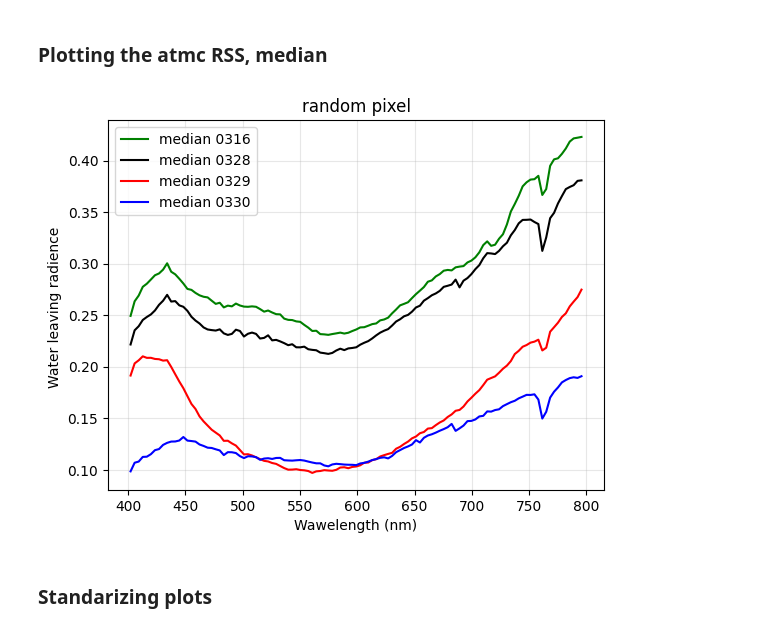
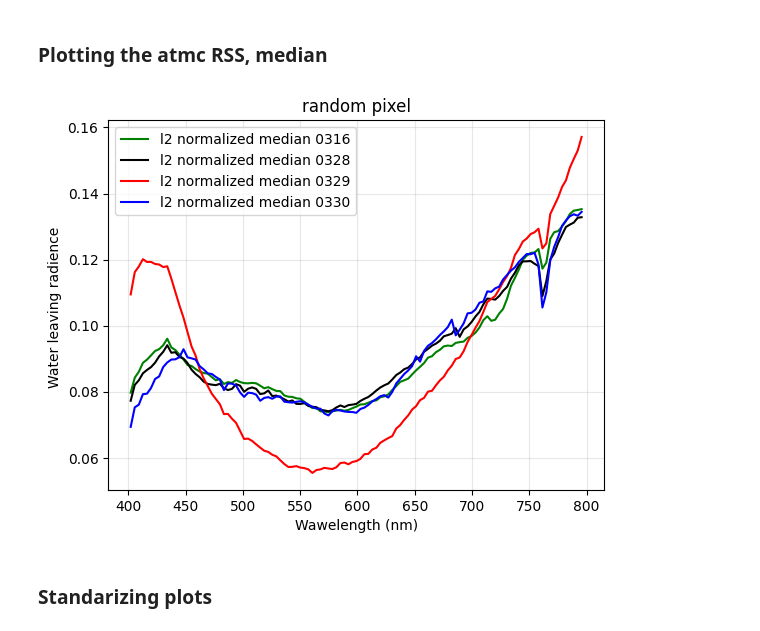
Before and after one commit to AnneMartheH/Vaar_2025, a Jupyter notebook: atm_corrected_h1/atm_c_march_2023.ipynb, the cells around one changed output. Drawn from its saved outputs; the diff is of its cells as text; code cells hidden in the pictures.

```diff
--- a/atm_corrected_h1/atm_c_march_2023.ipynb
+++ b/atm_corrected_h1/atm_c_march_2023.ipynb
@@ -386,27 +386,28 @@ Pixel number:  519
 # %% [markdown]
 ### Plotting the atmc RSS, median
 # %%
-plt.plot(wl, median_0316_atmc, color = 'green', label = 'median 0316')
-plt.plot(wl, median_0328_atmc, color='black', label='median 0328')
-plt.plot(wl, median_0329_atmc, color='red', label='median 0329')
-plt.plot(wl, median_0330_atmc, color='blue', label='median 0330')
+#plt.plot(wl, median_0316_atmc, color = 'green', label = 'median 0316')
+#plt.plot(wl, median_0328_atmc, color='black', label='median 0328')
+#plt.plot(wl, median_0329_atmc, color='red', label='median 0329')
+#plt.plot(wl, median_0330_atmc, color='blue', label='median 0330')
 
 #plt.plot(wl, normaized_spectrum_median_0328, color='black', linestyle='--', label='normaized median 0328')
 #plt.plot(wl, normaized_spectrum_median_0329, color='red', linestyle='--', label='normaized median 0329')
 #plt.plot(wl, normaized_spectrum_median_0330, color='blue', linestyle='--', label='normaized median 0330')
 
-#plt.plot(wl, l2_normalized_spectrum_0328, color='black', label='l2 normalized median 0328')
-#plt.plot(wl, l2_normalized_spectrum_0329, color='red', label='l2 normalized median 0329')
-#plt.plot(wl, l2_normalized_spectrum_0330, color='blue', label='l2 normalized median 0330')
+plt.plot(wl, l2_normalized_spectrum_0316, color='green', label='l2 normalized median 0316')
+plt.plot(wl, l2_normalized_spectrum_0328, color='black', label='l2 normalized median 0328')
+plt.plot(wl, l2_normalized_spectrum_0329, color='red', label='l2 normalized median 0329')
+plt.plot(wl, l2_normalized_spectrum_0330, color='blue', label='l2 normalized median 0330')
 
 plt.xlabel("Wawelength (nm)")
 plt.ylabel("Water leaving radience ") #finne enheten her [sr^{-1}]
 plt.title("random pixel")
 plt.grid(True, alpha=0.3)
 plt.legend()
 plt.show()
 # %% [output]
-[figure, old version]
+[figure, new version]
 # %% [markdown]
 ### Standarizing plots
 # %%
```
Also changed, not shown: 1 other file.
